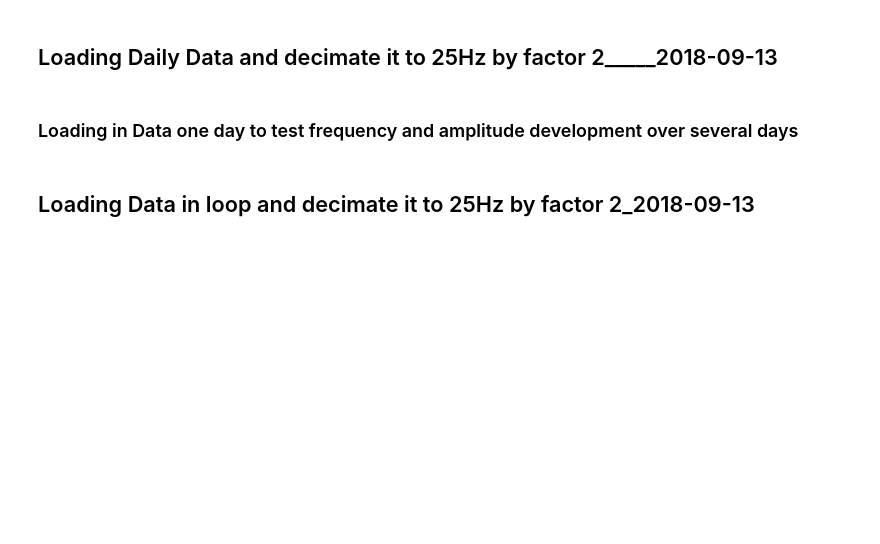
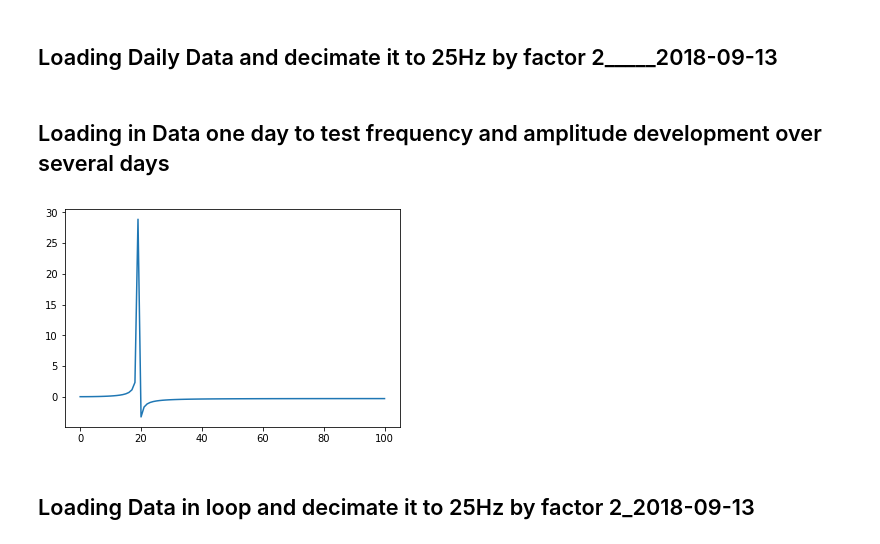
Before and after one commit to DDEssing/thesis_code, a Jupyter notebook: Amplitude_variation.ipynb, the cells around one changed output. Saved outputs shown, nothing was run; the diff lists cells and outputs as text; code cells hidden in the pictures; blank space fills up the shorter version.

```diff
--- a/Amplitude_variation.ipynb
+++ b/Amplitude_variation.ipynb
@@ -78,7 +78,7 @@ date = st_BHZ_simu_filt[0].stats.endtime.ctime()[4:]
 fs = int(st_BH1[0].stats.sampling_rate)
 first_date = st_BH1[0].stats.endtime.ctime()[4:]
 # %% [markdown]
-### Loading in Data one day to test frequency and amplitude development over several days
+## Loading in Data one day to test frequency and amplitude development over several days
 # %%
 ## Depends on workstation
 ## day 337 in 2016 is  December 2, 2016 (Fri)
@@ -117,6 +107,19 @@ st_BH2_simu_filt.plot()
 figname = str(st[0].stats.station) + st[0].stats.channel #+ st[0].stats.starttime)
 
 print(((str(st[0].stats.station), st[0].stats.channel,st[0].stats.starttime)))
+# %%
+xtest = np.linspace(0,19,200)
+
+sin_test = np.sin(2*np.pi*xtest)
+SIN = np.fft.rfft(sin_test)
+
+#win = mlab.window_hanning(sin_test)
+# %%
+plt.plot(SIN)
+#plt.plot(win)
+plt.show()
+# %% [output]
+[figure, added]
 # %% [markdown]
 ## Loading Data in loop and decimate it to 25Hz by factor 2_2018-09-13
 # %%
```
Also changed, not shown: parts of 17 cells of this notebook.
